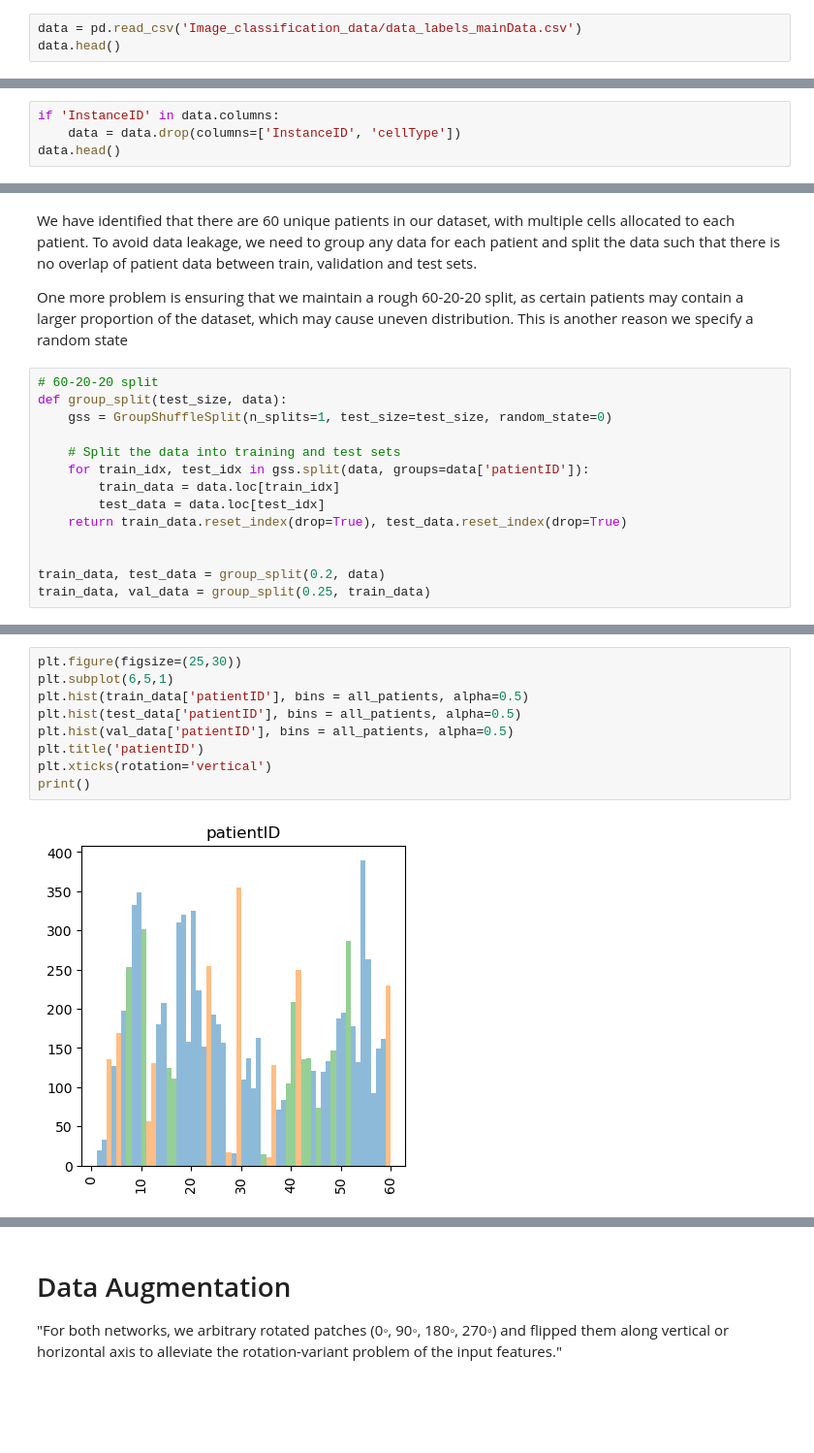
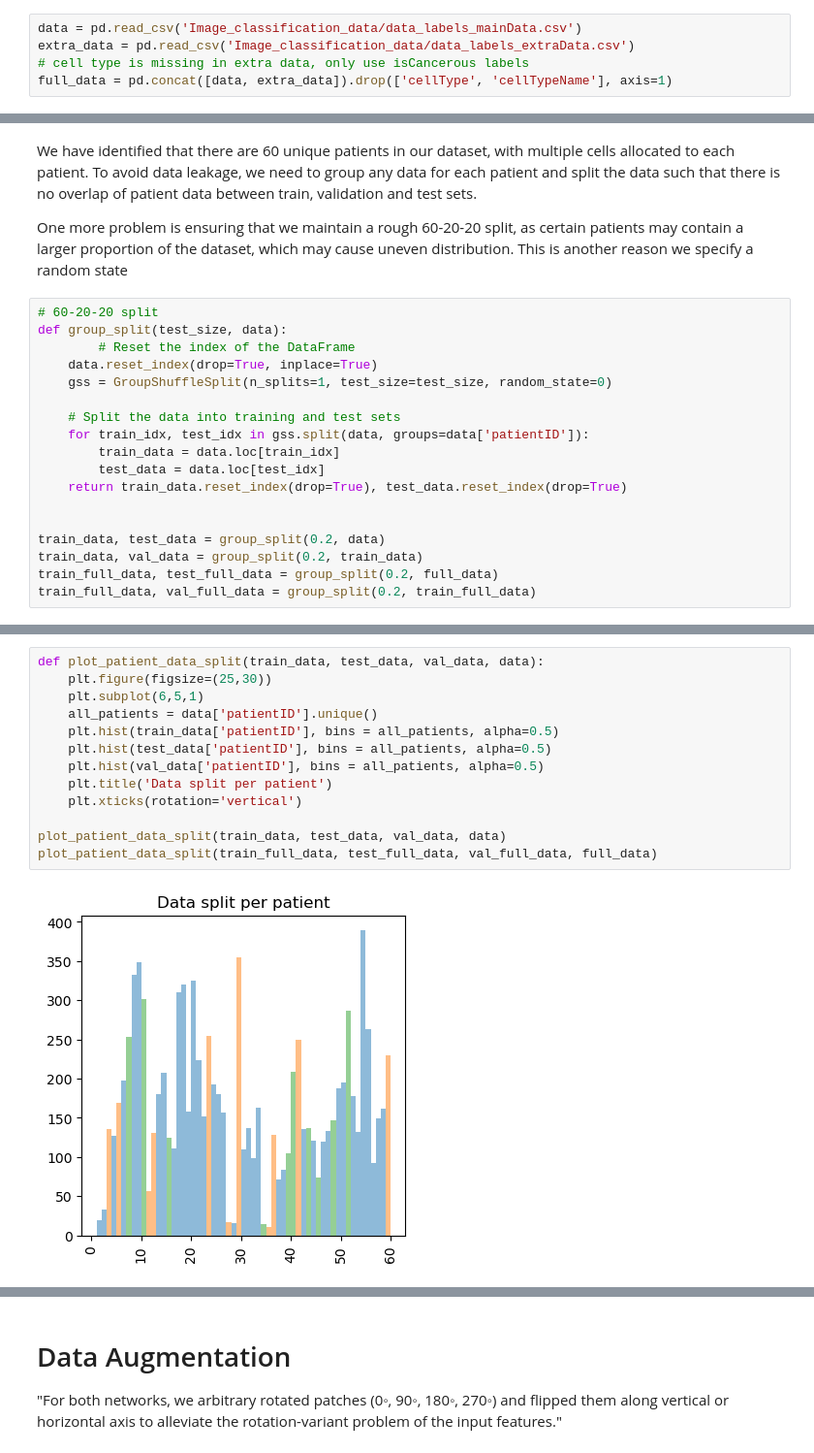
Before and after one commit to Keen2Kode/Machine-Learning, a Jupyter notebook: assignment_2.ipynb, the cells around one changed output, grey strips where cells are left out. Shown: that part at 97% size. Drawn from its saved outputs; the diff is of its cells as text; blank space fills up the shorter version.

Commit message:
now gets full data for iscancerous detection

```diff
--- a/assignment_2.ipynb
+++ b/assignment_2.ipynb
@@ -43,4 +47,6 @@ from tensorflow.keras.preprocessing.image import ImageDataGenerator
 # %%
 data = pd.read_csv('Image_classification_data/data_labels_mainData.csv')
-data.head()
+extra_data = pd.read_csv('Image_classification_data/data_labels_extraData.csv')
+# cell type is missing in extra data, only use isCancerous labels
+full_data = pd.concat([data, extra_data]).drop(['cellType', 'cellTypeName'], axis=1)
 # %% [output]
@@ -122,4 +138,0 @@ The instance ID is an ID column to uniquely identify the patient and cell togeth
-# %%
-if 'InstanceID' in data.columns:
-    data = data.drop(columns=['InstanceID', 'cellType'])
-data.head()
@@ -170,6 +176,8 @@ One more problem is ensuring that we maintain a rough 60-20-20 split, as certain
 # %%
 # 60-20-20 split
 def group_split(test_size, data):
+        # Reset the index of the DataFrame
+    data.reset_index(drop=True, inplace=True)
     gss = GroupShuffleSplit(n_splits=1, test_size=test_size, random_state=0)
 
     # Split the data into training and test sets
@@ -180,5 +188,7 @@ def group_split(test_size, data):
 
 
 train_data, test_data = group_split(0.2, data)
-train_data, val_data = group_split(0.25, train_data)
+train_data, val_data = group_split(0.2, train_data)
+train_full_data, test_full_data = group_split(0.2, full_data)
+train_full_data, val_full_data = group_split(0.2, train_full_data)
 # %%
@@ -216,11 +242,15 @@ Validation proportion: 0.19
 # %%
-plt.figure(figsize=(25,30))
-plt.subplot(6,5,1)
-plt.hist(train_data['patientID'], bins = all_patients, alpha=0.5)
-plt.hist(test_data['patientID'], bins = all_patients, alpha=0.5)
-plt.hist(val_data['patientID'], bins = all_patients, alpha=0.5)
-plt.title('patientID')
-plt.xticks(rotation='vertical')
-print()
+def plot_patient_data_split(train_data, test_data, val_data, data):
+    plt.figure(figsize=(25,30))
+    plt.subplot(6,5,1)
+    all_patients = data['patientID'].unique()
+    plt.hist(train_data['patientID'], bins = all_patients, alpha=0.5)
+    plt.hist(test_data['patientID'], bins = all_patients, alpha=0.5)
+    plt.hist(val_data['patientID'], bins = all_patients, alpha=0.5)
+    plt.title('Data split per patient')
+    plt.xticks(rotation='vertical')
+
+plot_patient_data_split(train_data, test_data, val_data, data)
+plot_patient_data_split(train_full_data, test_full_data, val_full_data, full_data)
 # %% [output]
-[figure, old version]
+[figure, new version]
```
Also changed, not shown: parts of 12 cells of this notebook.
